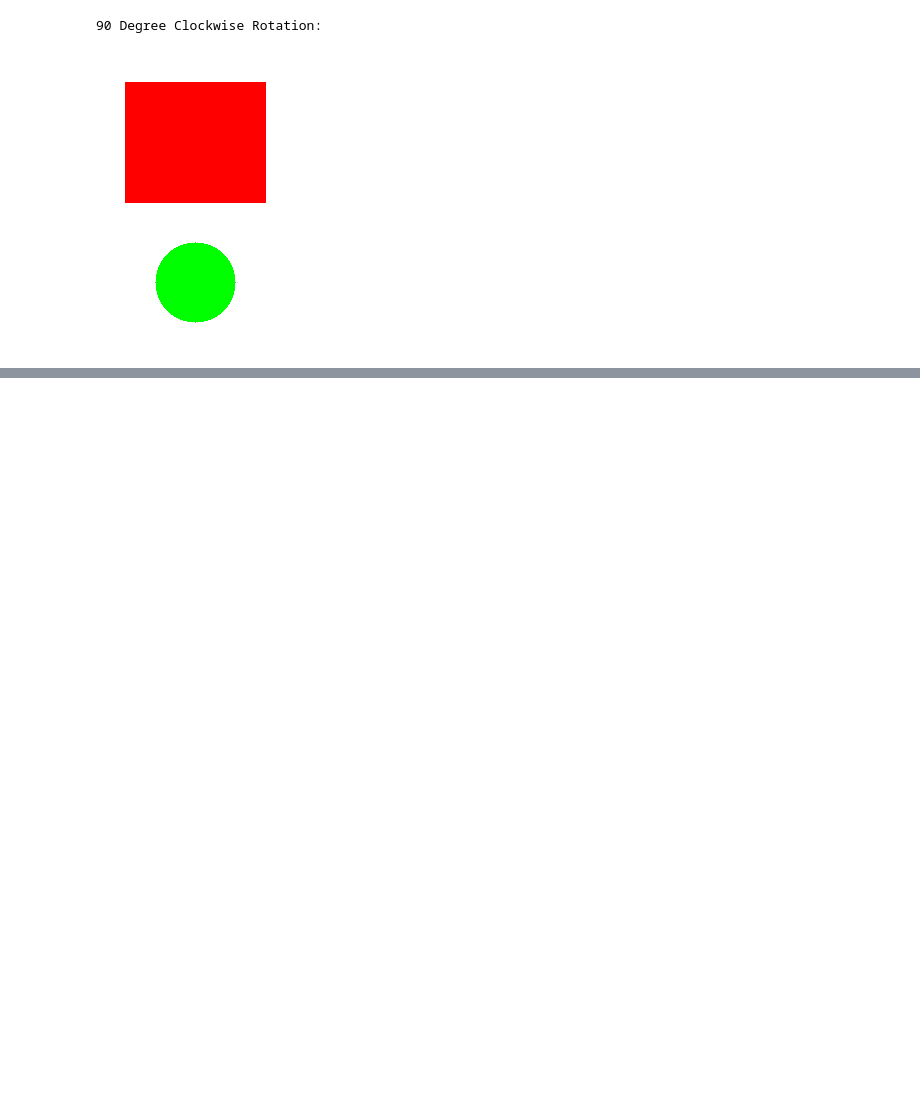
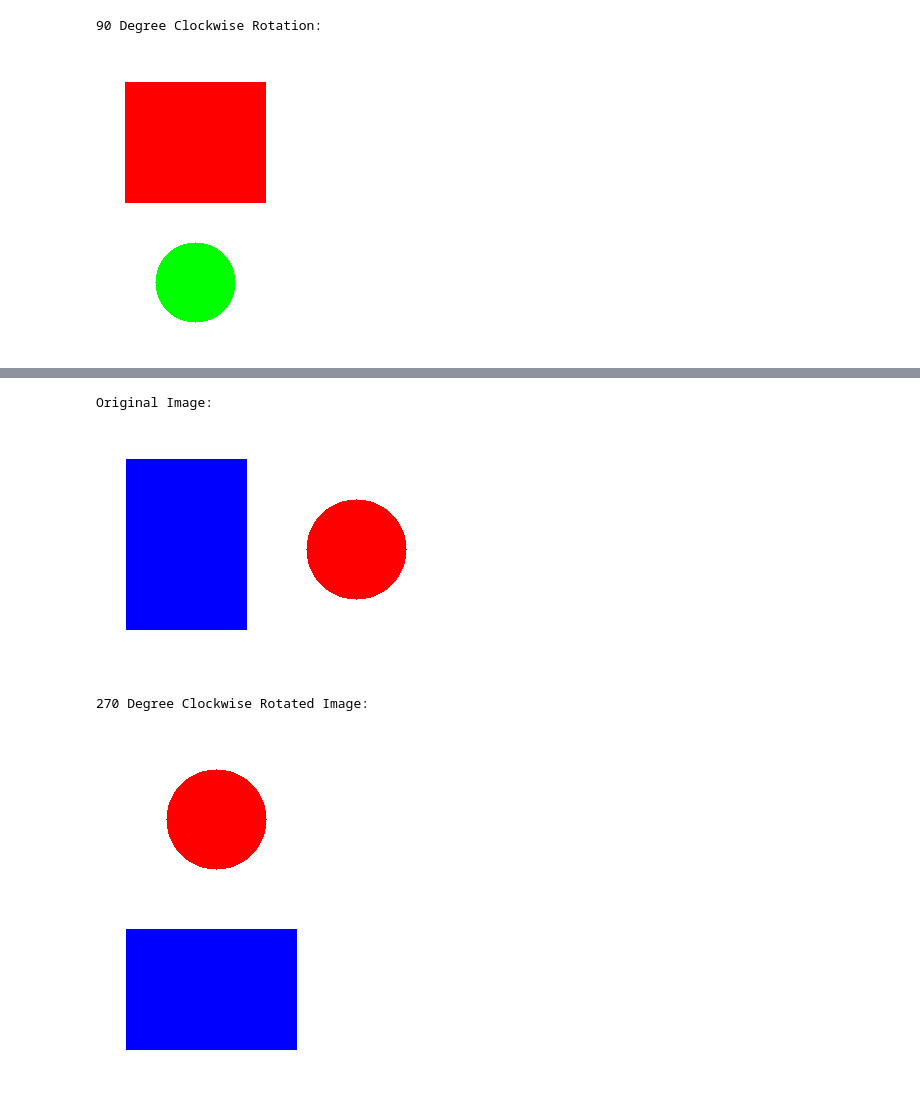
Before and after one commit to Sravanthi-G919/ITA0515--Computer-vision, a Jupyter notebook: Computer_Vision_Lab.ipynb, the cells around one changed output, grey strips where cells are left out. Saved outputs shown, nothing was run; the diff lists cells and outputs as text; code cells hidden in the pictures; blank space fills up the shorter version.

```diff
--- a/Computer_Vision_Lab.ipynb
+++ b/Computer_Vision_Lab.ipynb
@@ -232,0 +253,20 @@ Original Image:
+# %%
+import cv2
+import numpy as np
+from google.colab.patches import cv2_imshow
+
+img = np.zeros((250, 350, 3), dtype=np.uint8)
+img[:] = (255, 255, 255)
+cv2.rectangle(img, (30, 30), (150, 200), (255, 0, 0), -1)
+cv2.circle(img, (260, 120), 50, (0, 0, 255), -1)
+rotated = cv2.rotate(img, cv2.ROTATE_90_COUNTERCLOCKWISE)
+
+print("Original Image:")
+cv2_imshow(img)
+print("270 Degree Clockwise Rotated Image:")
+cv2_imshow(rotated)
+# %% [output]
+Original Image:
+[figure, added]
+270 Degree Clockwise Rotated Image:
+[figure, added]
```
Also changed, not shown: parts of 9 cells of this notebook.
